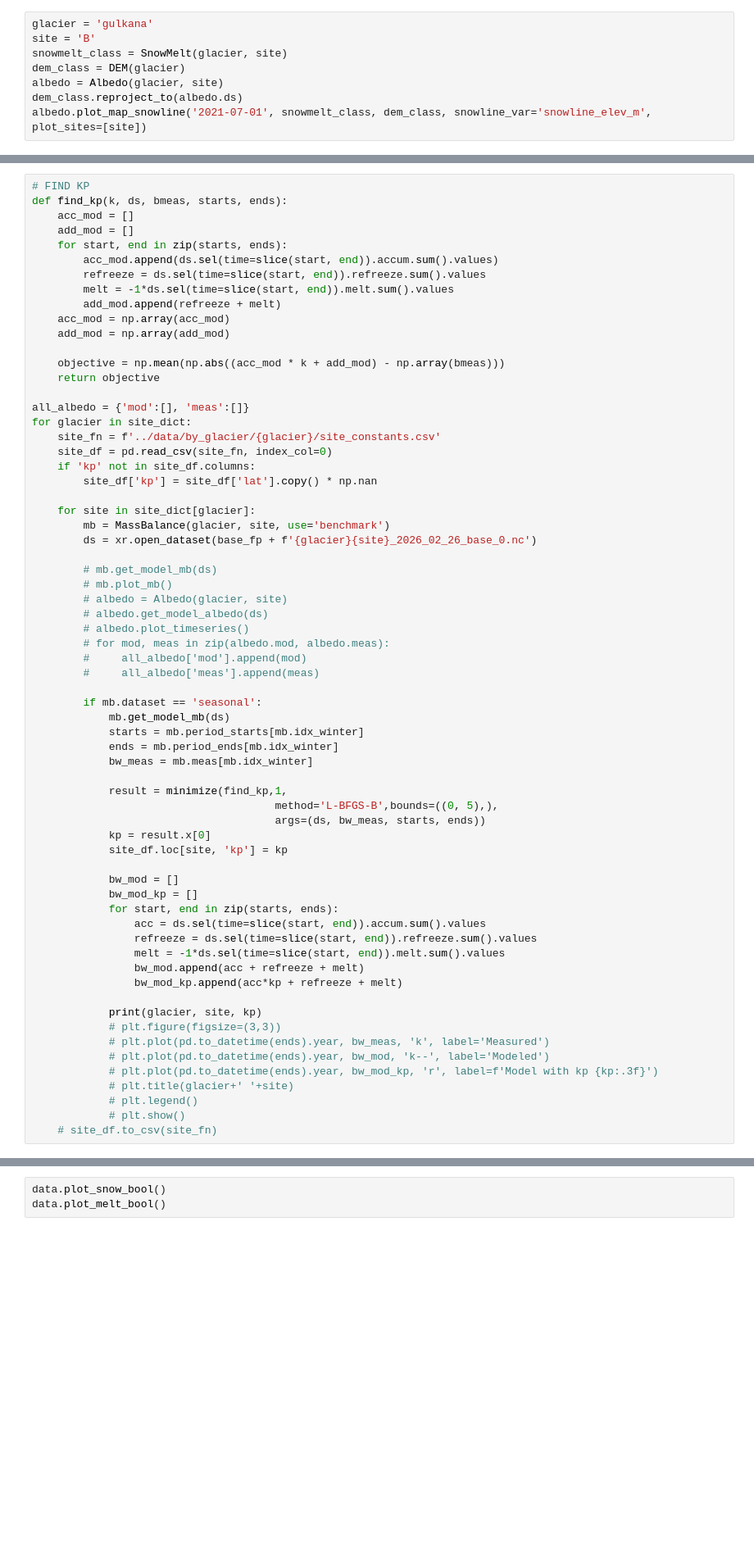
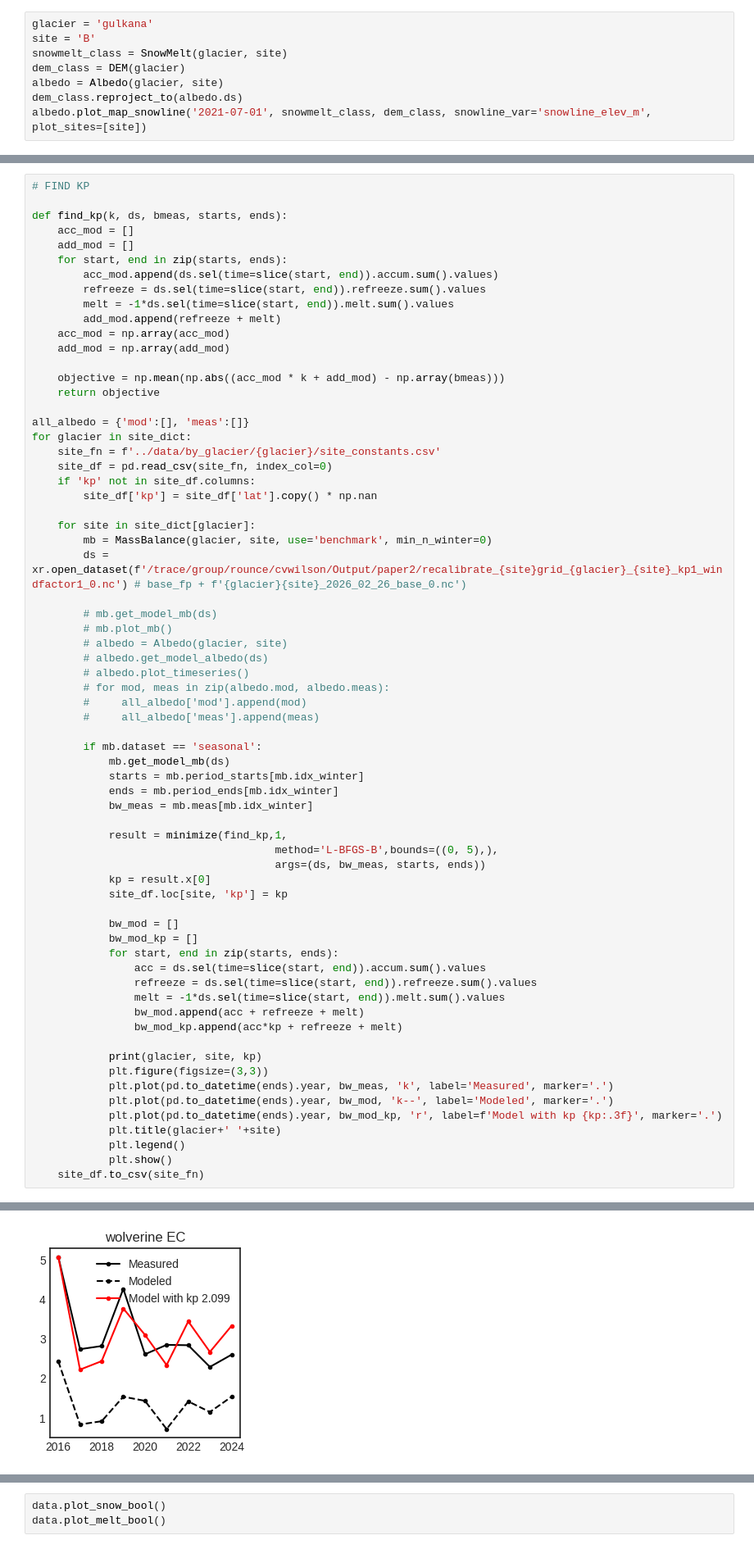
Before and after one commit to clairevwilson/PEBSI, a Jupyter notebook: project/explore.ipynb, the cells around one changed output, grey strips where cells are left out. Shown at 82% size. Drawn from its saved outputs; the diff is of its cells as text; blank space fills up the shorter version.

```diff
--- a/project/explore.ipynb
+++ b/project/explore.ipynb
@@ -316,6 +290,7 @@ albedo.plot_map_snowline('2021-07-01', snowmelt_class, dem_class, snowline_var='
 #         # assert 1==0
 # %%
 # FIND KP
+
 def find_kp(k, ds, bmeas, starts, ends):
     acc_mod = []
     add_mod = []
@@ -338,8 +313,8 @@ for glacier in site_dict:
         site_df['kp'] = site_df['lat'].copy() * np.nan
 
     for site in site_dict[glacier]:
-        mb = MassBalance(glacier, site, use='benchmark')
-        ds = xr.open_dataset(base_fp + f'{glacier}{site}_2026_02_26_base_0.nc')
+        mb = MassBalance(glacier, site, use='benchmark', min_n_winter=0)
+        ds = xr.open_dataset(f'/trace/group/rounce/cvwilson/Output/paper2/recalibrate_{site}grid_{glacier}_{site}_kp1_windfactor1_0.nc') # base_fp + f'{glacier}{site}_2026_02_26_base_0.nc')
 
         # mb.get_model_mb(ds)
         # mb.plot_mb()
@@ -372,12 +347,12 @@ for glacier in site_dict:
                 bw_mod_kp.append(acc*kp + refreeze + melt)
 
             print(glacier, site, kp)
-            # plt.figure(figsize=(3,3))
-            # plt.plot(pd.to_datetime(ends).year, bw_meas, 'k', label='Measured')
-            # plt.plot(pd.to_datetime(ends).year, bw_mod, 'k--', label='Modeled')
-            # plt.plot(pd.to_datetime(ends).year, bw_mod_kp, 'r', label=f'Model with kp {kp:.3f}')
-            # plt.title(glacier+' '+site)
-            # plt.legend()
-            # plt.show()
-    # site_df.to_csv(site_fn)
+            plt.figure(figsize=(3,3))
+            plt.plot(pd.to_datetime(ends).year, bw_meas, 'k', label='Measured', marker='.')
+            plt.plot(pd.to_datetime(ends).year, bw_mod, 'k--', label='Modeled', marker='.')
+            plt.plot(pd.to_datetime(ends).year, bw_mod_kp, 'r', label=f'Model with kp {kp:.3f}', marker='.')
+            plt.title(glacier+' '+site)
+            plt.legend()
+            plt.show()
+    site_df.to_csv(site_fn)
 # %% [output]
@@ -397,0 +360 @@ lemon_creek D 1.5903339881579404
+[figure, added]
```
Also changed, not shown: parts of 8 cells of this notebook, 6 other files.
